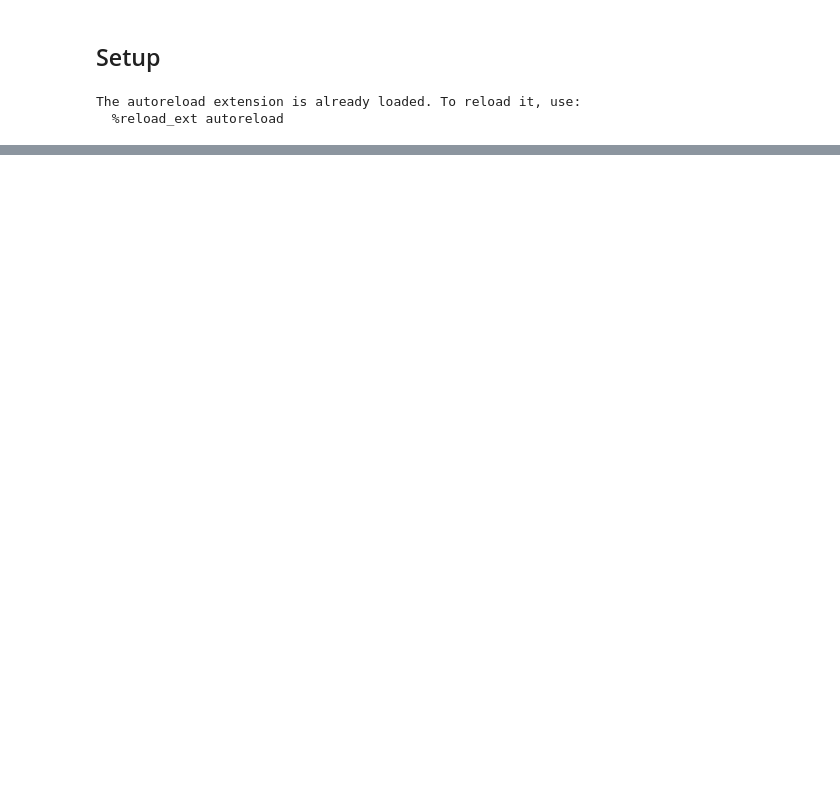
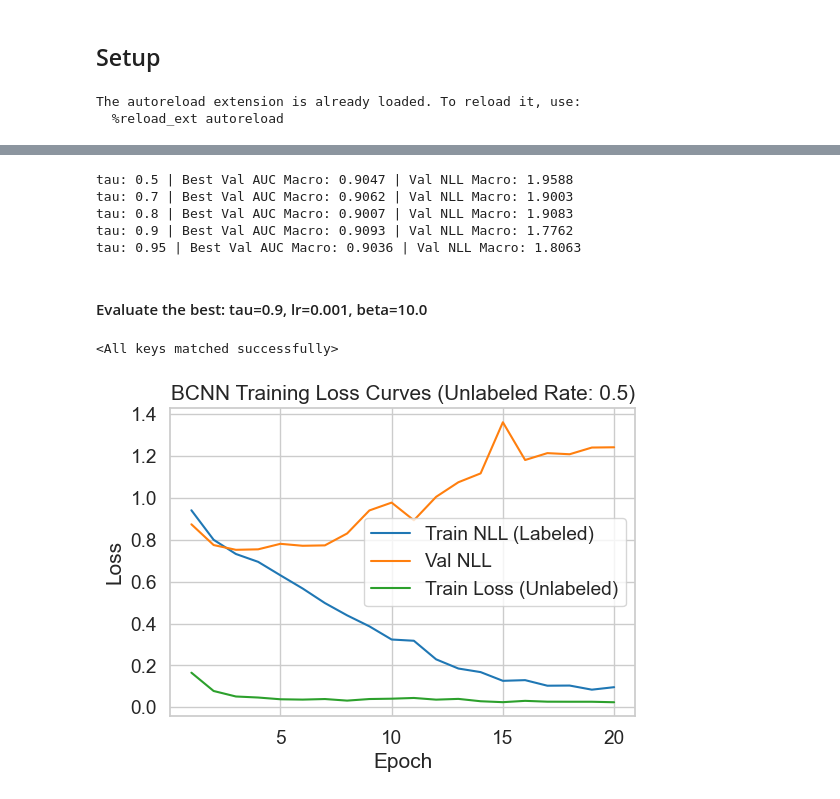
Before and after one commit to behrensm03/bdl-ssl, a Jupyter notebook: bayes_cnn_baseline.ipynb, the cells around one changed output, grey strips where cells are left out. Drawn from its saved outputs; the diff is of its cells as text; code cells hidden in the pictures; blank space fills up the shorter version.

Commit message:
feat(bcnn-baseline): rerun bcnn baseline at 50percent

```diff
--- a/bayes_cnn_baseline.ipynb
+++ b/bayes_cnn_baseline.ipynb
@@ -540,0 +164,14 @@ mu_w gradient for layer1: 0.002594
+# %%
+tau_histories_50 = []
+taus = [0.5, 0.7, 0.8, 0.9, 0.95]
+for tau in taus:
+    np.random.seed(RANDOM_SEED)
+    torch.manual_seed(RANDOM_SEED)
+    model, criterion, optimizer = default_setup(lr=0.001, l2_weight=0.0, rho_init=-5.0)
+    history = train_loop_bcnn_hard_pseudo_label(model, train_ssl_loader_50, val_loader, criterion, optimizer, num_epochs=20, alpha=0.5, beta=10.0, num_samples=10, threshold=tau)
+    tau_histories_50.append({
+        "tau": tau,
+        "history": history,
+        "best_history": max(history, key=lambda x: x['val_auc_macro'])
+    })
+    print(f'Finished tau={tau}, {len(tau_histories_50)}/{len(taus)}')
@@ -540,0 +192,28 @@ mu_w gradient for layer1: 0.002594
+# %%
+with open('tau_histories_50.pkl', 'wb') as f:
+    pickle.dump(tau_histories_50, f)
+# %%
+with open('tau_histories_50.pkl', 'rb') as f:
+    tau_histories_50 = pickle.load(f)
+
+for h in tau_histories_50:
+    print(f"tau: {h['tau']} | Best Val AUC Macro: {h['best_history']['val_auc_macro']:.4f} | Val NLL Macro: {h['best_history']['val_macro_nll']:.4f} ")
+# %% [output]
+tau: 0.5 | Best Val AUC Macro: 0.9047 | Val NLL Macro: 1.9588
+tau: 0.7 | Best Val AUC Macro: 0.9062 | Val NLL Macro: 1.9003
+tau: 0.8 | Best Val AUC Macro: 0.9007 | Val NLL Macro: 1.9083
+tau: 0.9 | Best Val AUC Macro: 0.9093 | Val NLL Macro: 1.7762
+tau: 0.95 | Best Val AUC Macro: 0.9036 | Val NLL Macro: 1.8063
+# %% [markdown]
+#### Evaluate the best: tau=0.9, lr=0.001, beta=10.0
+# %%
+best = next(h for h in tau_histories_50 if h['tau'] == 0.9)
+best_bcnn_history_50 = best['history']
+best_bcnn_50, criterion, optimizer = default_setup(lr=0.001, l2_weight=0.0, rho_init=-5.0)
+best_bcnn_50.load_state_dict(best['best_history']['model_state'])
+# %% [output]
+<All keys matched successfully>
+# %%
+plot_loss_curves_bcnn(best_bcnn_history_50, unlabeled_rate=unlabeled_rate, use_unlabeled=True)
+# %% [output]
+[figure, added]
```
Also changed, not shown: parts of 58 cells of this notebook, 5 other files.
